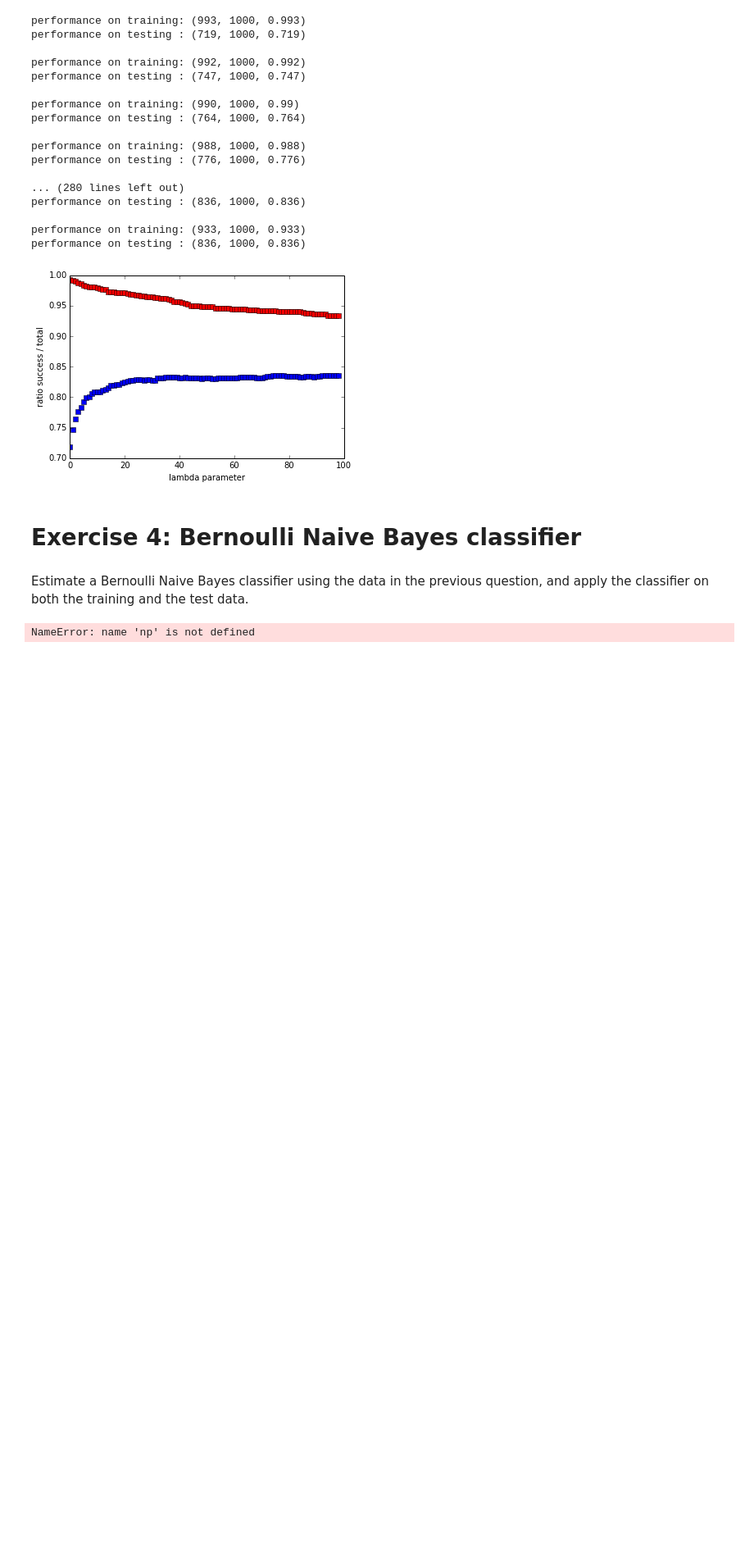
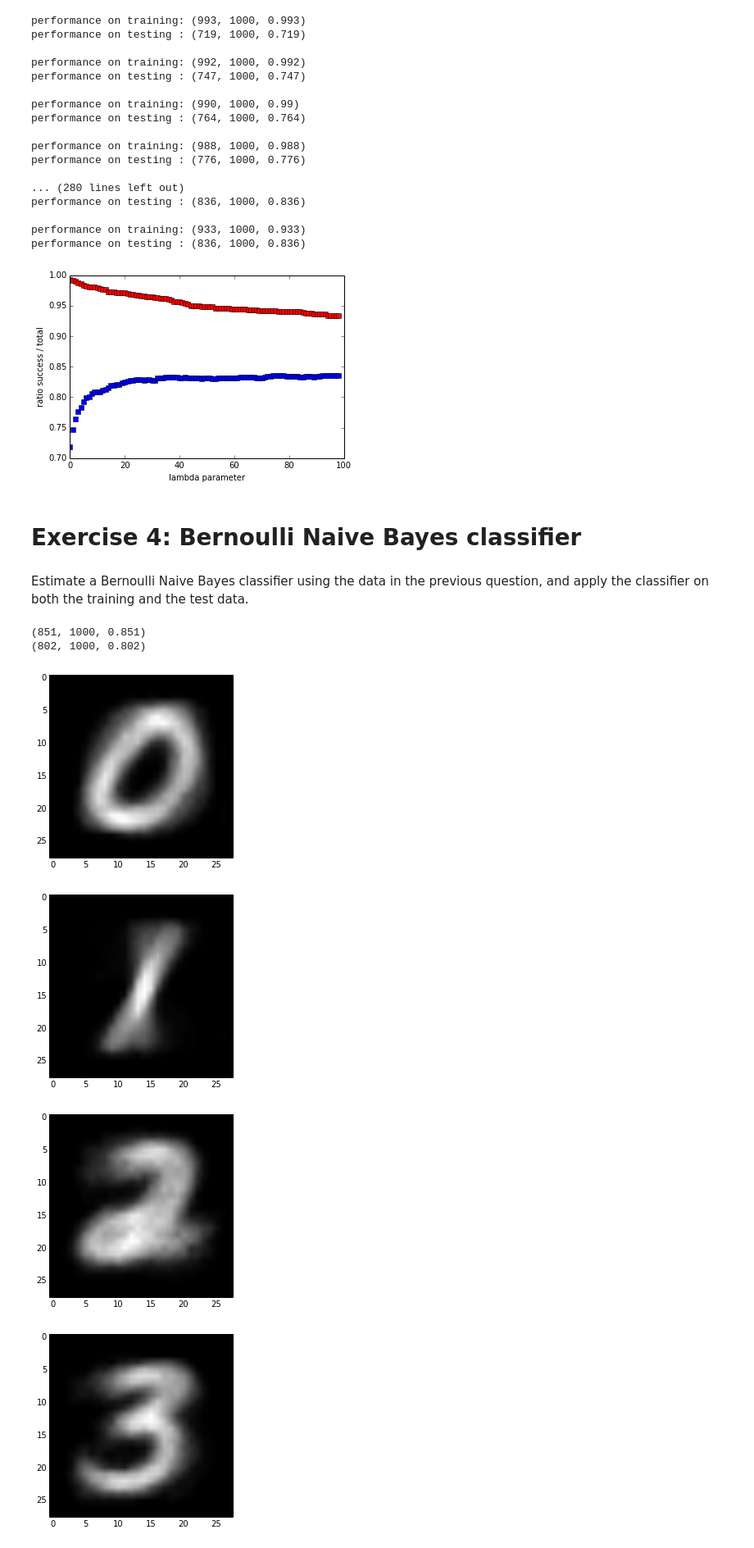
Before and after one commit to ananth17/ift6390_machine_learning_fundamentals, a Jupyter notebook: homeworks/homework1/Devoir 1.ipynb, the cells around one changed output. Shown: that part at 82% size. Cells and saved outputs as stored; diff of their text form; code cells hidden in the pictures; blank space fills up the shorter version.

```diff
--- a/homeworks/homework1/Devoir 1.ipynb
+++ b/homeworks/homework1/Devoir 1.ipynb
@@ -152,43 +116,3 @@ plt.show()
 # %% [markdown]
 Estimate a Bernoulli Naive Bayes classifier using the data in the previous
 question, and apply the classifier on both the training and the test data.
-# %%
-class BernouilliNaiveBayes(object):
-    """discriminative model
-        Bernoulli Naive Bayes Classifier"""
-
-    def __init__(self):
-        self.priors = np.array([])
-        self.classConditional = np.array([])
-
-    def train(self, x, y):
-        """We use Laplace smoothing (add-one) in the training"""
-        # p(y | x) = p(y) * p(x | y) / p(x)
-
-        # p(x) = 1 / x
-        # this one we don't care, unless we could have some side information
-
-        # p(y)
-        self.priors = np.sum(y, axis=0) / float(y.shape[0])
-
-        # p(x | y)
-        observed = [np.zeros(x.shape[1]) for _ in range(0,y.shape[1])]
-        for i in range(0, x.shape[0]):
-            observed[np.argmax(y[i])] += x[i]
-
-        observed = (observed + 1) / (np.sum(train_labels, axis=0) + 1)
-
-
-    def compute_predictions(self, x):
-        """return the maximum a priori log likelihood"""
-        pass
-
-    def check_fit(self, x, y):
-        number_of_examples = x.shape[0]
-        number_of_successful = np.sum(self.compute_predictions(x) == np.argmax(y, axis=1))
-
-        return (number_of_successful, number_of_examples, float(number_of_successful)/number_of_examples)
-# %%
-a = np.array([])
-# %% [output]
-NameError: name 'np' is not defined
@@ -198,0 +191,16 @@ def show(data):
+# %%
+classifier = BernouilliNaiveBayes()
+classifier.train(train_set, train_labels)
+
+print classifier.check_fit(train_set, train_labels)
+print classifier.check_fit(test_set, test_labels)
+# %% [output]
+(851, 1000, 0.851)
+(802, 1000, 0.802)
+# %%
+classifier.showLikelihoods()
+# %% [output]
+[figure, added]
+[figure, added]
+[figure, added]
+[figure, added]
```
Also changed, not shown: parts of 6 cells of this notebook, 15 other files.
